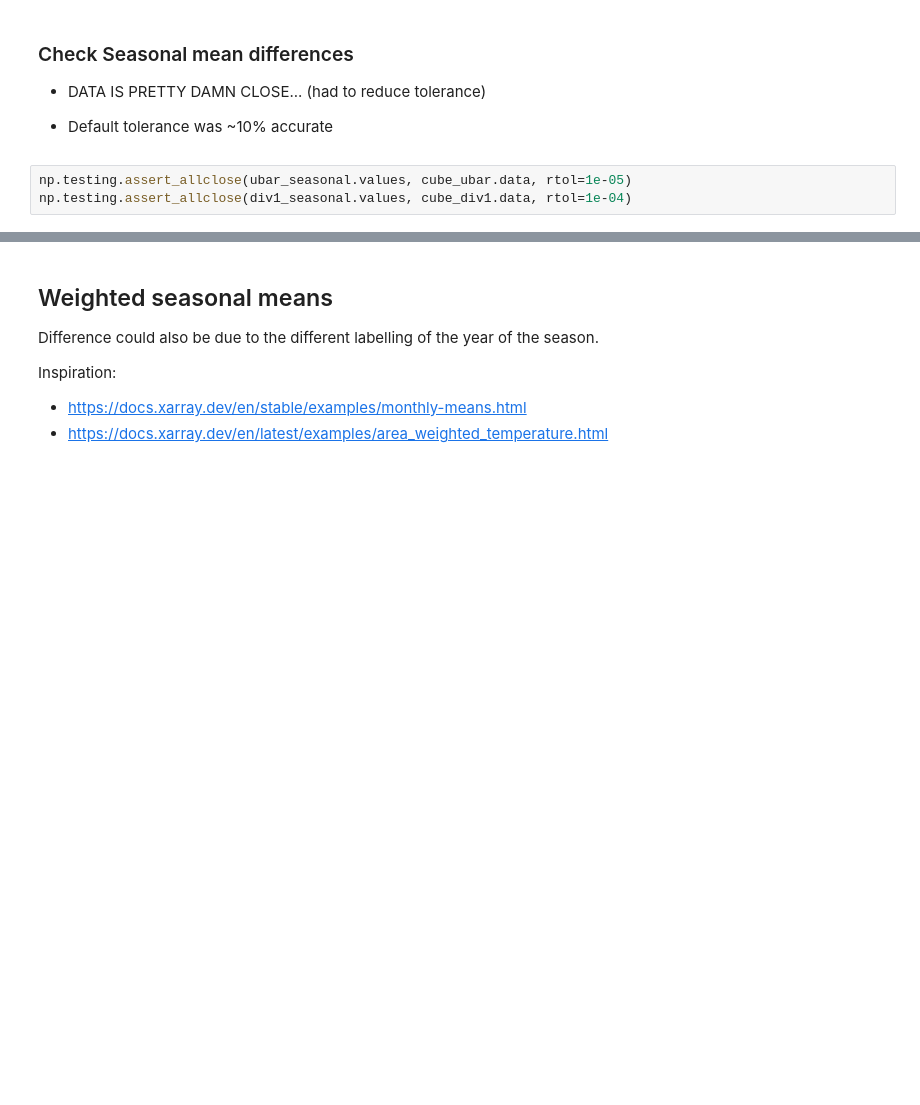
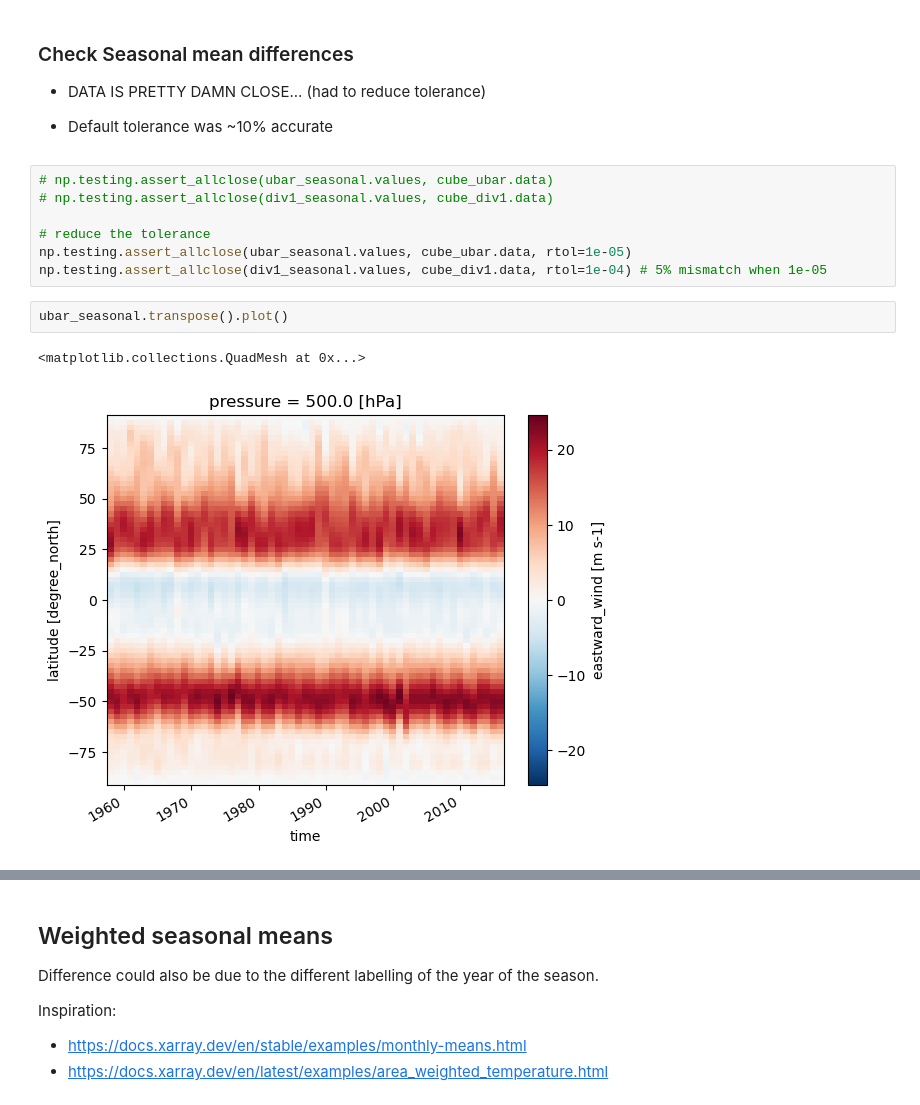
Before and after one commit to Caturrell/eddy_feedback, a Jupyter notebook: reproduce/saffin_2024/code/cube_comparison.ipynb, the cells around one changed output, grey strips where cells are left out. Saved outputs shown, nothing was run; the diff lists cells and outputs as text; blank space fills up the shorter version.

```diff
--- a/reproduce/saffin_2024/code/cube_comparison.ipynb
+++ b/reproduce/saffin_2024/code/cube_comparison.ipynb
@@ -319,5 +264,14 @@ cube_div1 = saff.seasonal_mean(cube_div1, span)
 
 - Default tolerance was ~10% accurate
 # %%
+# np.testing.assert_allclose(ubar_seasonal.values, cube_ubar.data)
+# np.testing.assert_allclose(div1_seasonal.values, cube_div1.data)
+
+# reduce the tolerance
 np.testing.assert_allclose(ubar_seasonal.values, cube_ubar.data, rtol=1e-05)
-np.testing.assert_allclose(div1_seasonal.values, cube_div1.data, rtol=1e-04)
+np.testing.assert_allclose(div1_seasonal.values, cube_div1.data, rtol=1e-04) # 5% mismatch when 1e-05
+# %%
+ubar_seasonal.transpose().plot()
+# %% [output]
+<matplotlib.collections.QuadMesh at 0x...>
+[figure, added]
```
Also changed, not shown: parts of 7 cells of this notebook, 2 other files.
